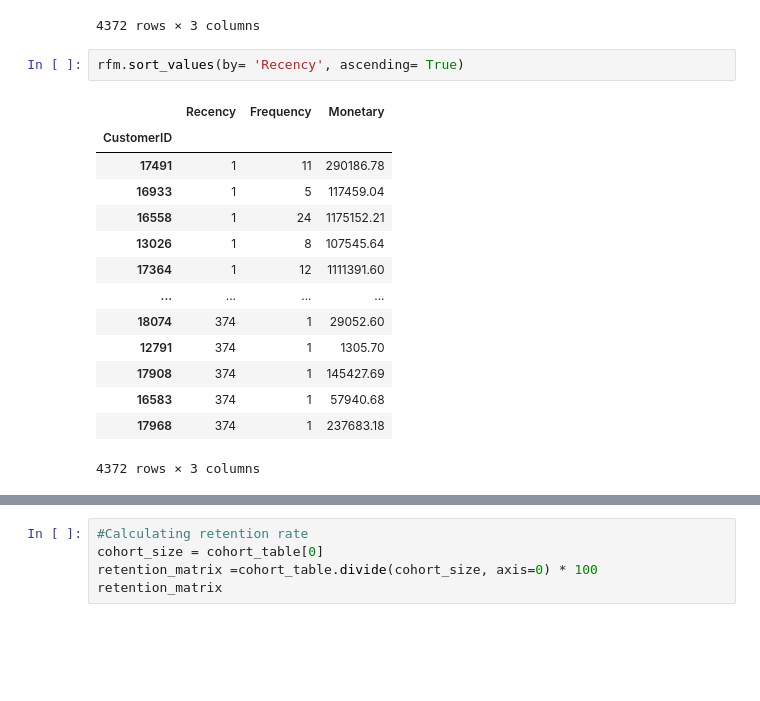
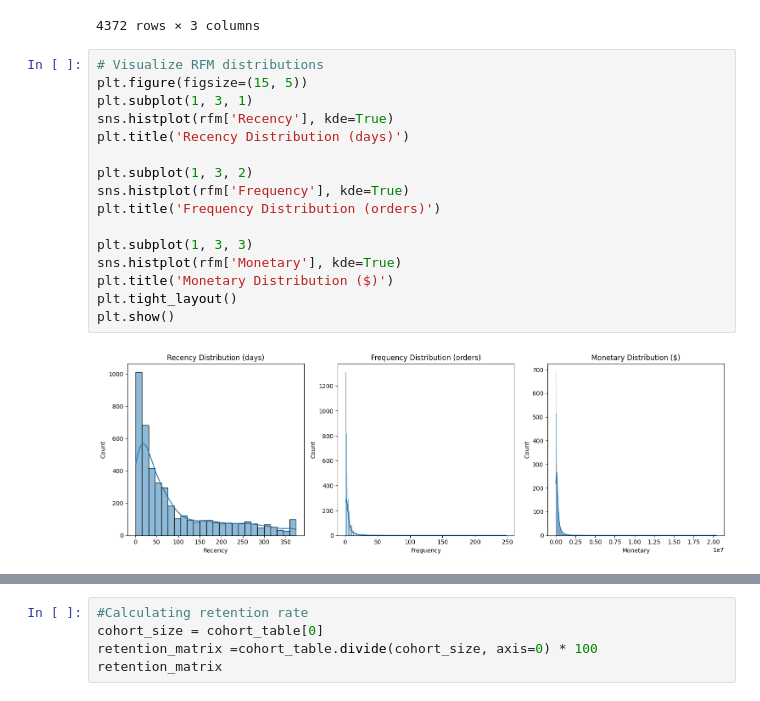
Before and after one commit to deCrystals/cohort_analysis, a Jupyter notebook: cohort.ipynb, the cells around one changed output, grey strips where cells are left out. Cells and saved outputs as stored; diff of their text form; blank space fills up the shorter version.

```diff
--- a/cohort.ipynb
+++ b/cohort.ipynb
@@ -420,20 +475,21 @@ rfm.sort_values(by= 'Frequency', ascending=False)
 | 13886 | 71 | 1 | 39543.89 |
 | 13670 | 75 | 1 | 70319.98 |
 4372 rows × 3 columns
-# %%
-rfm.sort_values(by= 'Recency', ascending= True)
-# %% [output]
-|  | Recency | Frequency | Monetary |
-| CustomerID |  |  |  |
-| 17491 | 1 | 11 | 290186.78 |
-| 16933 | 1 | 5 | 117459.04 |
-| 16558 | 1 | 24 | 1175152.21 |
-| 13026 | 1 | 8 | 107545.64 |
-| 17364 | 1 | 12 | 1111391.60 |
-| ... | ... | ... | ... |
-| 18074 | 374 | 1 | 29052.60 |
-| 12791 | 374 | 1 | 1305.70 |
-| 17908 | 374 | 1 | 145427.69 |
-| 16583 | 374 | 1 | 57940.68 |
-| 17968 | 374 | 1 | 237683.18 |
-4372 rows × 3 columns
+# %%
+# Visualize RFM distributions
+plt.figure(figsize=(15, 5))
+plt.subplot(1, 3, 1)
+sns.histplot(rfm['Recency'], kde=True)
+plt.title('Recency Distribution (days)')
+
+plt.subplot(1, 3, 2)
+sns.histplot(rfm['Frequency'], kde=True)
+plt.title('Frequency Distribution (orders)')
+
+plt.subplot(1, 3, 3)
+sns.histplot(rfm['Monetary'], kde=True)
+plt.title('Monetary Distribution ($)')
+plt.tight_layout()
+plt.show()
+# %% [output]
+[figure, added]
```
Also changed, not shown: parts of 49 cells of this notebook, 1 other file.
